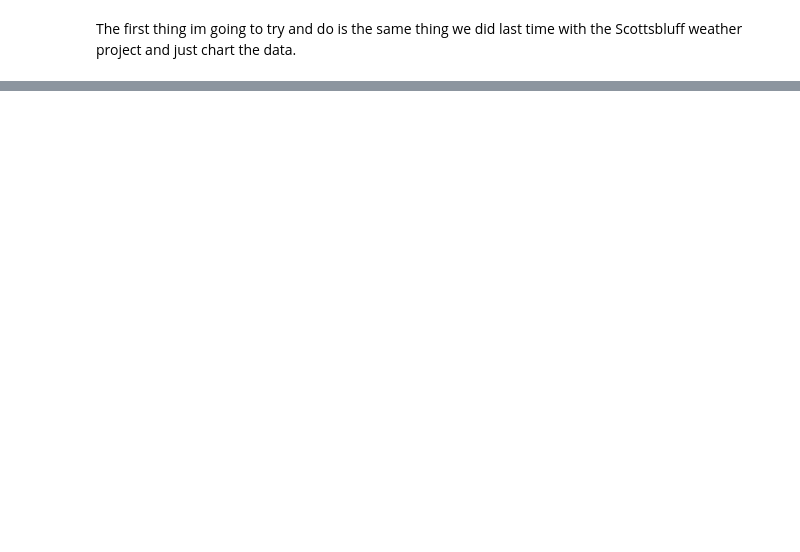
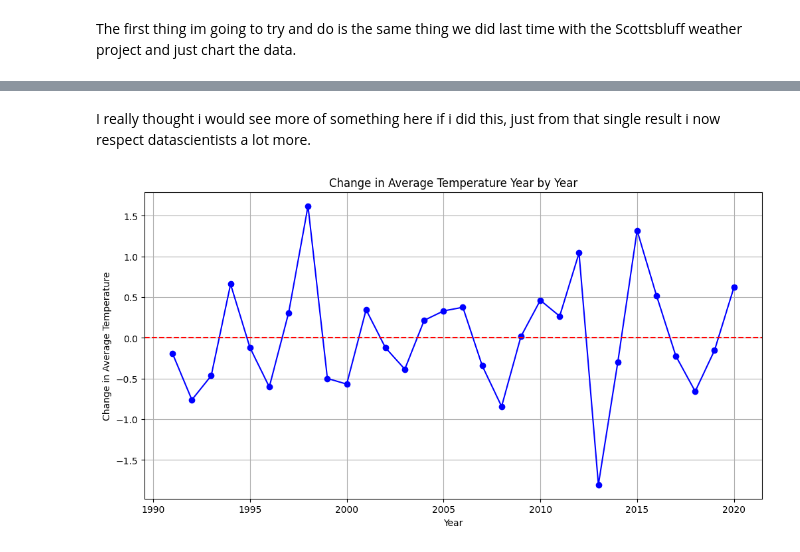
Before and after one commit to regtoga/AidansDataScienceProject, a Jupyter notebook: TheProject.ipynb, the cells around one changed output, grey strips where cells are left out. Drawn from its saved outputs; the diff is of its cells as text; code cells hidden in the pictures; blank space fills up the shorter version.

```diff
--- a/TheProject.ipynb
+++ b/TheProject.ipynb
@@ -69,0 +99,17 @@ plt.show()
+# %% [markdown]
+I really thought i would see more of something here if i did this, just from that single result i now respect datascientists a lot more.
+# %%
+# Calculate the difference in average temperature between consecutive years
+avg_temp_yearly_diff = avg_temp_yearly.diff()
+
+# Plot the data
+plt.figure(figsize=(12, 6))
+plt.plot(avg_temp_yearly_diff.index, avg_temp_yearly_diff.values, marker='o', color='b')
+plt.axhline(y=0, color='r', linestyle='--')  # Add a horizontal line at y=0 for reference
+plt.xlabel('Year')
+plt.ylabel('Change in Average Temperature')
+plt.title('Change in Average Temperature Year by Year')
+plt.grid(True)
+plt.show()
+# %% [output]
+[figure, added]
```
Also changed, not shown: parts of 6 cells of this notebook.
